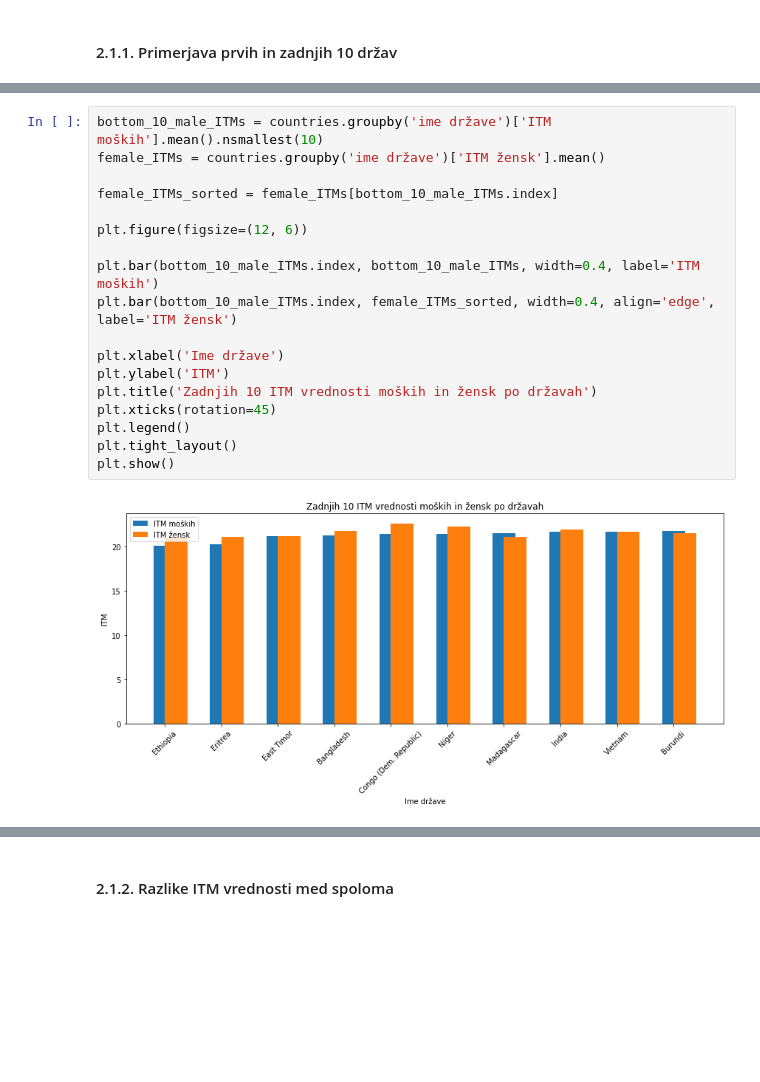
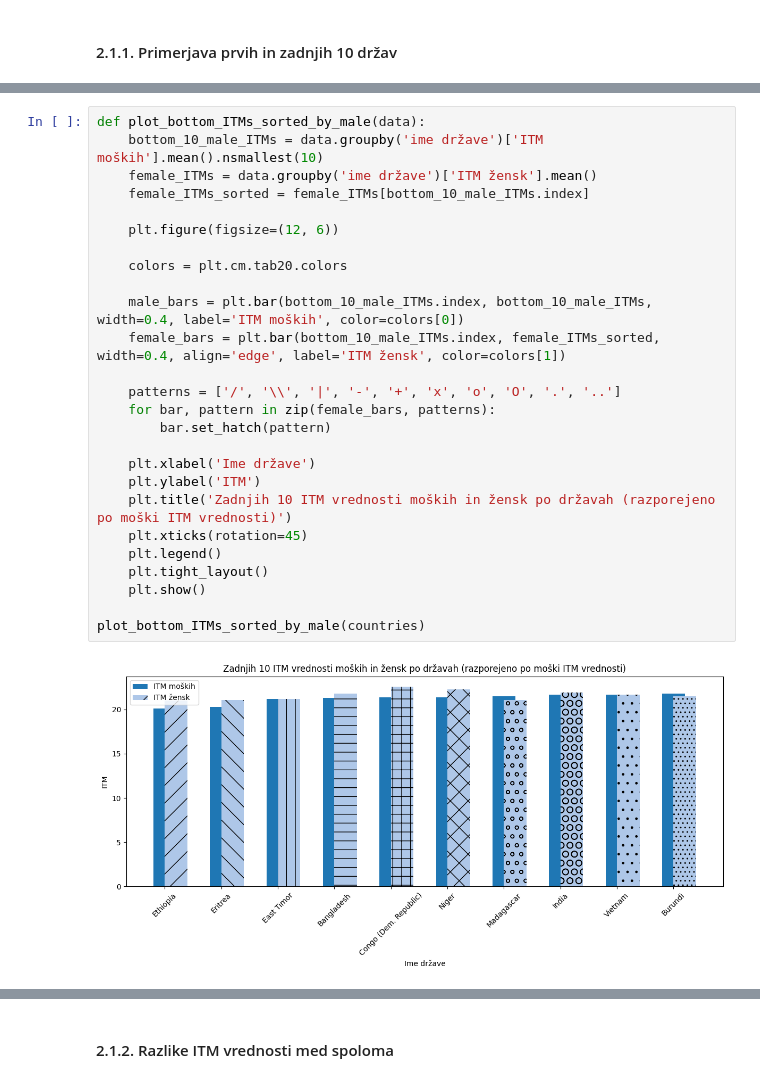
Before and after one commit to AmandaBabic/ProjektnaNaloga, a Jupyter notebook: AnaliziranjePodatkov_ITM.ipynb, the cells around one changed output, grey strips where cells are left out. Drawn from its saved outputs; the diff is of its cells as text; blank space fills up the shorter version.

```diff
--- a/AnaliziranjePodatkov_ITM.ipynb
+++ b/AnaliziranjePodatkov_ITM.ipynb
@@ -413,20 +431,28 @@ plt.show()
 # %%
-bottom_10_male_ITMs = countries.groupby('ime države')['ITM moških'].mean().nsmallest(10)
-female_ITMs = countries.groupby('ime države')['ITM žensk'].mean()
+def plot_bottom_ITMs_sorted_by_male(data):
+    bottom_10_male_ITMs = data.groupby('ime države')['ITM moških'].mean().nsmallest(10)
+    female_ITMs = data.groupby('ime države')['ITM žensk'].mean()
+    female_ITMs_sorted = female_ITMs[bottom_10_male_ITMs.index]
 
-female_ITMs_sorted = female_ITMs[bottom_10_male_ITMs.index]
+    plt.figure(figsize=(12, 6))
 
-plt.figure(figsize=(12, 6))
+    colors = plt.cm.tab20.colors
 
-plt.bar(bottom_10_male_ITMs.index, bottom_10_male_ITMs, width=0.4, label='ITM moških')
-plt.bar(bottom_10_male_ITMs.index, female_ITMs_sorted, width=0.4, align='edge', label='ITM žensk')
+    male_bars = plt.bar(bottom_10_male_ITMs.index, bottom_10_male_ITMs, width=0.4, label='ITM moških', color=colors[0])
+    female_bars = plt.bar(bottom_10_male_ITMs.index, female_ITMs_sorted, width=0.4, align='edge', label='ITM žensk', color=colors[1])
 
-plt.xlabel('Ime države')
-plt.ylabel('ITM')
-plt.title('Zadnjih 10 ITM vrednosti moških in žensk po državah')
-plt.xticks(rotation=45)
-plt.legend()
-plt.tight_layout()
-plt.show()
+    patterns = ['/', '\\', '|', '-', '+', 'x', 'o', 'O', '.', '..']
+    for bar, pattern in zip(female_bars, patterns):
+        bar.set_hatch(pattern)
+
+    plt.xlabel('Ime države')
+    plt.ylabel('ITM')
+    plt.title('Zadnjih 10 ITM vrednosti moških in žensk po državah (razporejeno po moški ITM vrednosti)')
+    plt.xticks(rotation=45)
+    plt.legend()
+    plt.tight_layout()
+    plt.show()
+
+plot_bottom_ITMs_sorted_by_male(countries)
 # %% [output]
-[figure, old version]
+[figure, new version]
```
Also changed, not shown: parts of 45 cells of this notebook, 5 other files.
